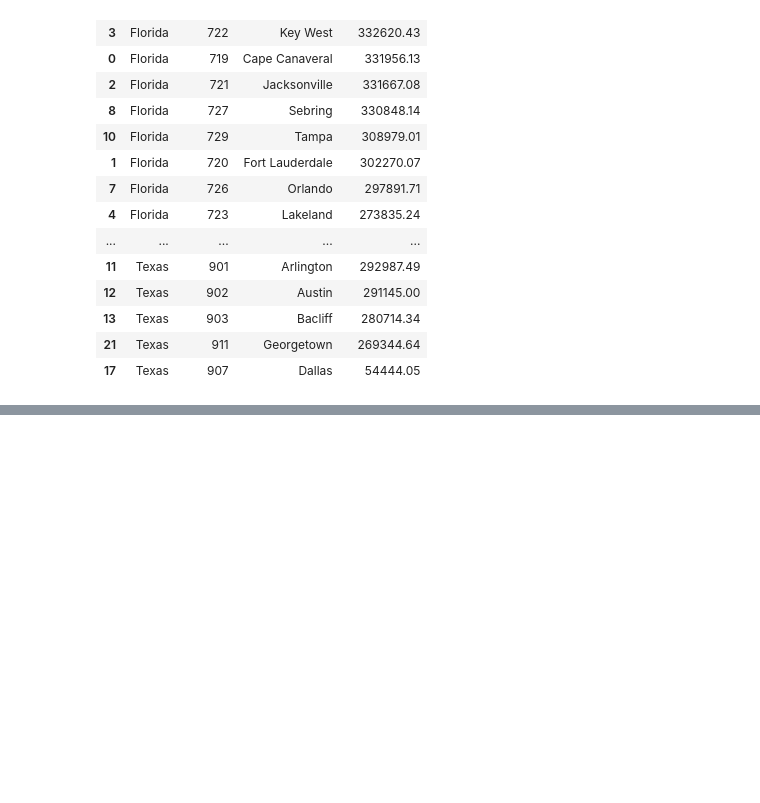
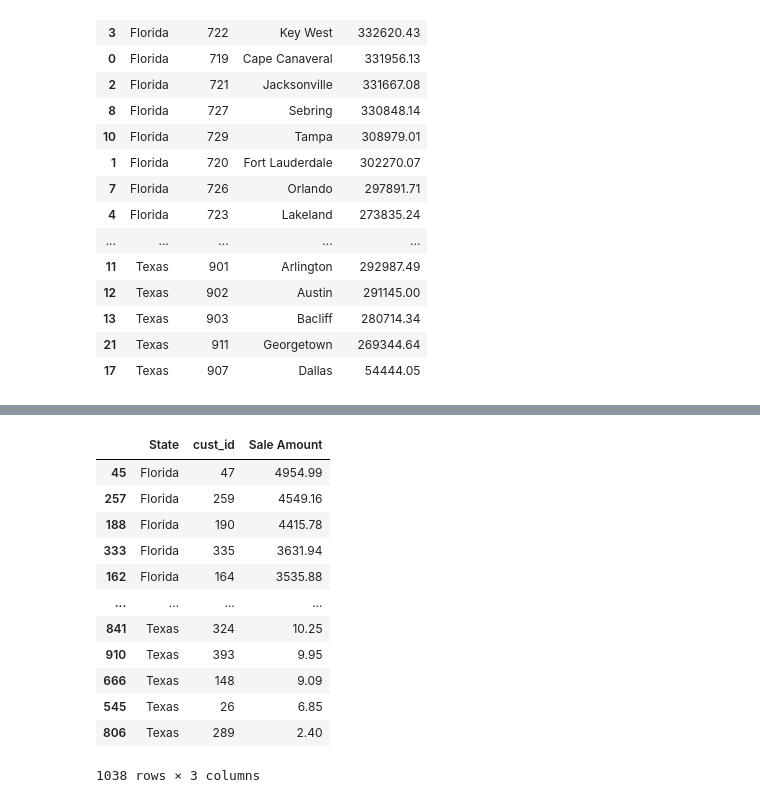
Before and after one commit to lalberto01/Capstone_2, a Jupyter notebook: Alberto_sales_analysis.ipynb, the cells around one changed output, grey strips where cells are left out. Cells and saved outputs as stored; diff of their text form; code cells hidden in the pictures; blank space fills up the shorter version.

```diff
--- a/Alberto_sales_analysis.ipynb
+++ b/Alberto_sales_analysis.ipynb
@@ -281,0 +274,32 @@ top_stores
+# %%
+customer_sales = south_sales.merge(
+    customer_list,
+    left_on="RewardsID",
+    right_on="cust_id",
+    how="inner"
+)
+# %%
+top_customers = customer_sales.groupby(
+    ["State", "cust_id"]
+)["Sale Amount"].sum().reset_index()
+# %%
+top_customers = top_customers.sort_values(
+    by=["State", "Sale Amount"],
+    ascending=[True, False]
+)
+
+top_customers
+# %% [output]
+|  | State | cust_id | Sale Amount |
+| 45 | Florida | 47 | 4954.99 |
+| 257 | Florida | 259 | 4549.16 |
+| 188 | Florida | 190 | 4415.78 |
+| 333 | Florida | 335 | 3631.94 |
+| 162 | Florida | 164 | 3535.88 |
+| ... | ... | ... | ... |
+| 841 | Texas | 324 | 10.25 |
+| 910 | Texas | 393 | 9.95 |
+| 666 | Texas | 148 | 9.09 |
+| 545 | Texas | 26 | 6.85 |
+| 806 | Texas | 289 | 2.40 |
+1038 rows × 3 columns
```
Also changed, not shown: parts of 10 cells of this notebook.
